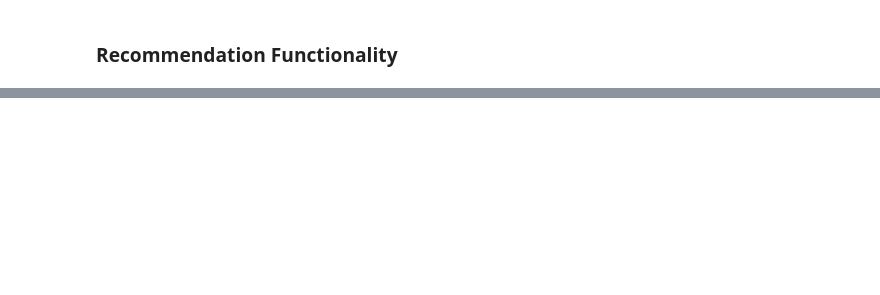
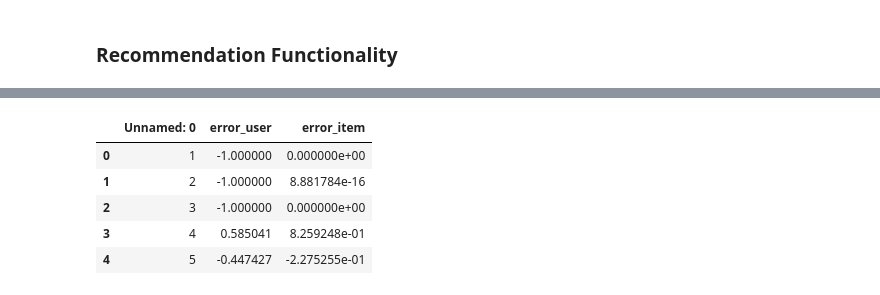
Before and after one commit to vivianweigel/TastyML, a Jupyter notebook: MLP_V2.ipynb, the cells around one changed output, grey strips where cells are left out. Saved outputs shown, nothing was run; the diff lists cells and outputs as text; code cells hidden in the pictures; blank space fills up the shorter version.

```diff
--- a/MLP_V2.ipynb
+++ b/MLP_V2.ipynb
@@ -304,0 +386,11 @@ Recipe ID: 14600, Recipe Name: Buttery Cornbread Predicted Rating: 5.00
+# %%
+# load in Cf errors
+cf_errors = pd.read_csv('CF_errors.csv')
+cf_errors.head()
+# %% [output]
+|  | Unnamed: 0 | error_user | error_item |
+| 0 | 1 | -1.000000 | 0.000000e+00 |
+| 1 | 2 | -1.000000 | 8.881784e-16 |
+| 2 | 3 | -1.000000 | 0.000000e+00 |
+| 3 | 4 | 0.585041 | 8.259248e-01 |
+| 4 | 5 | -0.447427 | -2.275255e-01 |
```
Also changed, not shown: parts of 9 cells of this notebook, 5 other files.
